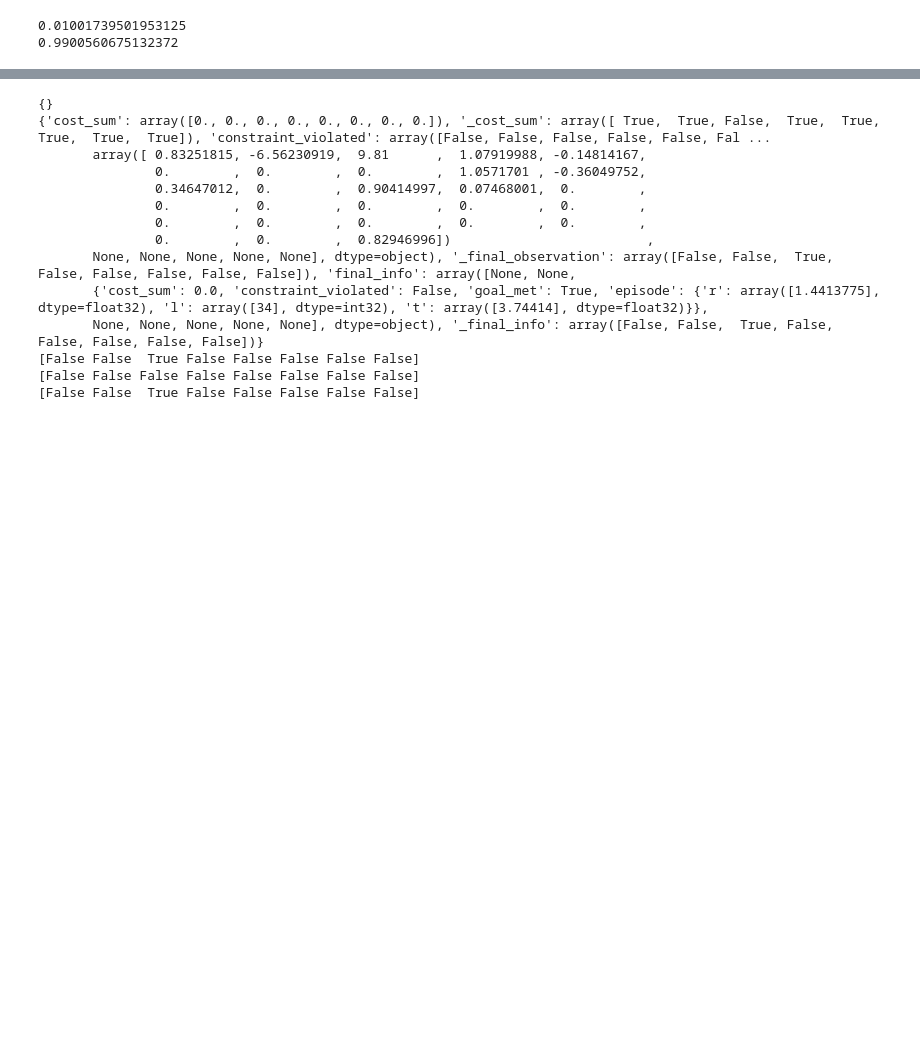
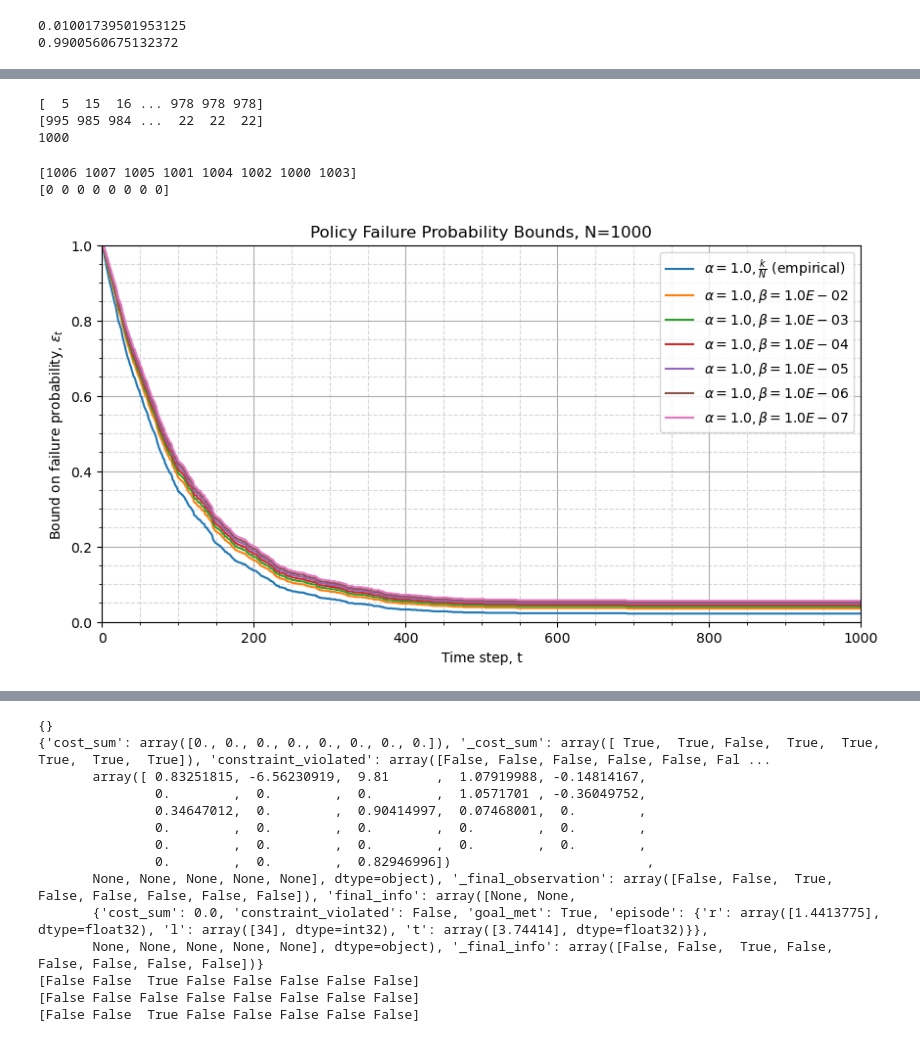
Before and after one commit to JacquesCloete/sport, a Jupyter notebook: notebooks/envs/testing_validation.ipynb, the cells around one changed output, grey strips where cells are left out. Saved outputs shown, nothing was run; the diff lists cells and outputs as text; code cells hidden in the pictures; blank space fills up the shorter version.

```diff
--- a/notebooks/envs/testing_validation.ipynb
+++ b/notebooks/envs/testing_validation.ipynb
@@ -174,0 +191,2 @@ print(
+# %%
+new_scenario_database = load_scenario_database("test_scenario_database.pkl")
@@ -174,0 +204,77 @@ print(
+# %%
+# ---
+# TESTING:
+# This is where task success flags for the active scenarios are found
+goal_achieved = np.full(num_envs, False, dtype=bool)
+# This is where the done flags are found
+constraint_violated = np.full(num_envs, False, dtype=bool)
+
+# Randomly generate task success flags
+p_goal = 0.01
+# Randomly generate done flags (term | trunc)
+p_viol = 0.0002
+# ---
+
+# VALIDATION LOOP:
+
+# Instantiate progress bar
+pbar = tqdm(total=new_scenario_database.max_num_scenarios)
+pbar.update(new_scenario_database.num_collected_scenarios)
+# While we haven't collected all required scenarios (but here we stop about half way)
+# Note this will not necessarily stop at exactly half the max scenarios
+while any(
+    new_scenario_database.active_scenarios < new_scenario_database.max_num_scenarios
+):
+    # ---
+    # TESTING: environment step (and goal achieved reasoning) will go here
+    # Randomly generate viol flag (represents constraint violation)
+    constraint_violated = np.random.rand(num_envs) < p_viol
+    # Randomly generate goal flag (represents goal achievement)
+    goal_achieved = np.random.rand(num_envs) < p_goal
+    # If the goal was achieved or constraint violated, mark the task as done
+    done = np.logical_or(constraint_violated, goal_achieved)
+    # If the agent has reached the maximum episode length, mark the task as done
+    done = np.logical_or(
+        done,
+        new_scenario_database.timesteps == new_scenario_database.max_episode_length,
+    )
+    # ---
+
+    previous_active_scenarios = new_scenario_database.active_scenarios.copy()
+
+    new_scenario_database.update(done, goal_achieved, constraint_violated)
+
+    max_num_scenarios_complete = sum(
+        previous_active_scenarios != new_scenario_database.active_scenarios
+    )
+    pbar.update(max_num_scenarios_complete)
+
+    # ---
+    goal_achieved = np.full(num_envs, False, dtype=bool)
+    constraint_violated = np.full(num_envs, False, dtype=bool)
+    # ---
+
+# Close progress bar
+pbar.close()
+
+print(new_scenario_database.get_num_successes())
+print(new_scenario_database.get_num_failures())
+print(new_scenario_database.num_collected_scenarios)
+# %% [output]
+[  5  15  16 ... 978 978 978]
+[995 985 984 ...  22  22  22]
+1000
+# %%
+print(new_scenario_database.active_scenarios)
+print(new_scenario_database.timesteps)
+# %% [output]
+[1006 1007 1005 1001 1004 1002 1000 1003]
+[0 0 0 0 0 0 0 0]
+# %%
+fig, ax = new_scenario_database.plot_epsilons(
+    plot_empirical=True,
+    confs=[0.99, 0.999, 0.9999, 0.99999, 0.999999, 0.9999999],
+    force_recompute=True,
+)
+# %% [output]
+[figure, added]
```
Also changed, not shown: parts of 18 cells of this notebook, 1 other file.
